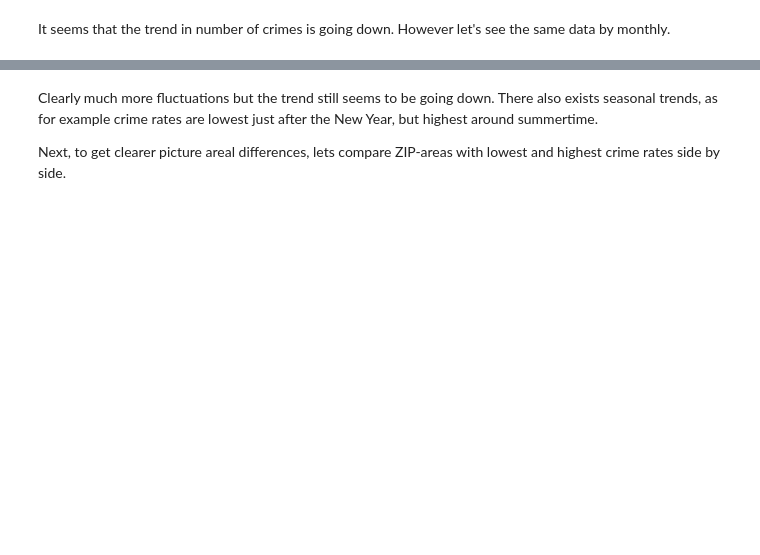
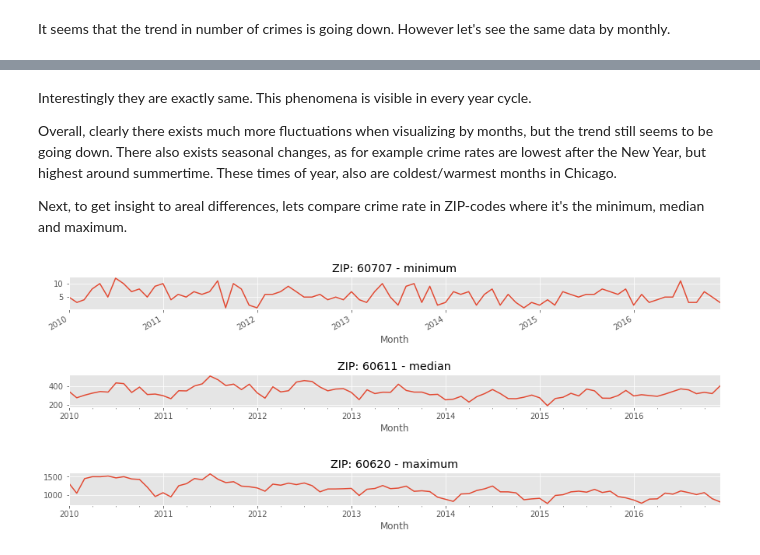
Before and after one commit to wakr/in_ds_2017, a Jupyter notebook: visualizations/LinearModel.ipynb, the cells around one changed output, grey strips where cells are left out. Cells and saved outputs as stored; diff of their text form; code cells hidden in the pictures; blank space fills up the shorter version.

```diff
--- a/visualizations/LinearModel.ipynb
+++ b/visualizations/LinearModel.ipynb
@@ -31,4 +60,27 @@ df_by_month.plot(title="Crime rate per month in Chicago")
 # %% [markdown]
-Clearly much more fluctuations but the trend still seems to be going down. There also exists seasonal trends, as for example crime rates are lowest just after the New Year, but highest around summertime.
+Interestingly they are exactly same. This phenomena is visible in every year cycle.
 
-Next, to get clearer picture areal differences, lets compare ZIP-areas with lowest and highest crime rates side by side.
+Overall, clearly there exists much more fluctuations when visualizing by months, but the trend still seems to be going down. There also exists seasonal changes, as for example crime rates are lowest after the New Year, but highest around summertime. These times of year, also are coldest/warmest months in Chicago.
+
+Next, to get insight to areal differences, lets compare crime rate in ZIP-codes where it's the minimum, median and maximum.
+# %%
+df_z = df.groupby("Zip").count().ID
+df_z_m = df.groupby(["Zip", "Month"]).count().ID
+
+min_zip = df_z.argmin()
+med_zip = df_z[df_z == df_z.median()].index[0]
+max_zip = df_z.argmax()
+
+fig, axes = plt.subplots(nrows=3);
+plt.subplots_adjust(hspace = 2);
+
+df_z_m[min_zip].plot(ax=axes[0]);
+axes[0].set_title("ZIP: " + str(min_zip) + " - minimum");
+
+df_z_m[med_zip].plot(ax=axes[1]);
+axes[1].set_title("ZIP: " + str(med_zip) + " - median");
+
+df_z_m[max_zip].plot(ax=axes[2]);
+axes[2].set_title("ZIP: " + str(max_zip) + " - maximum");
+# %% [output]
+[figure, added]
```
Also changed, not shown: parts of 14 cells of this notebook.
